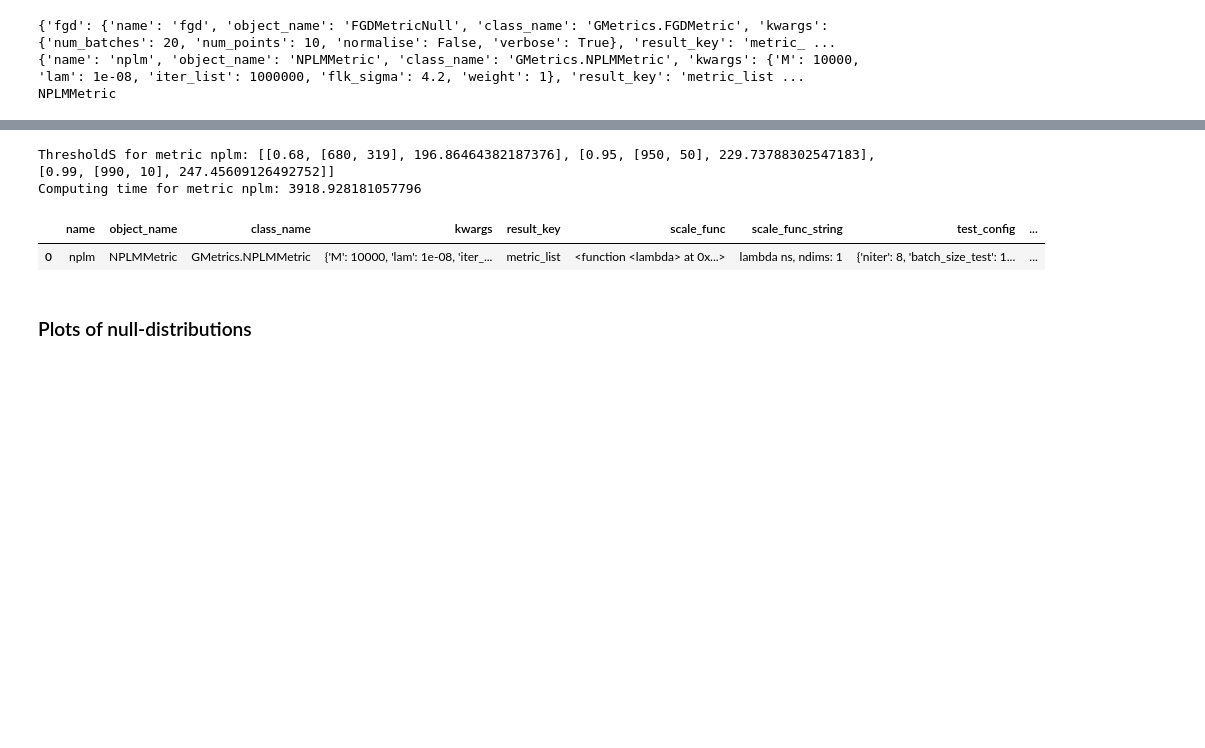
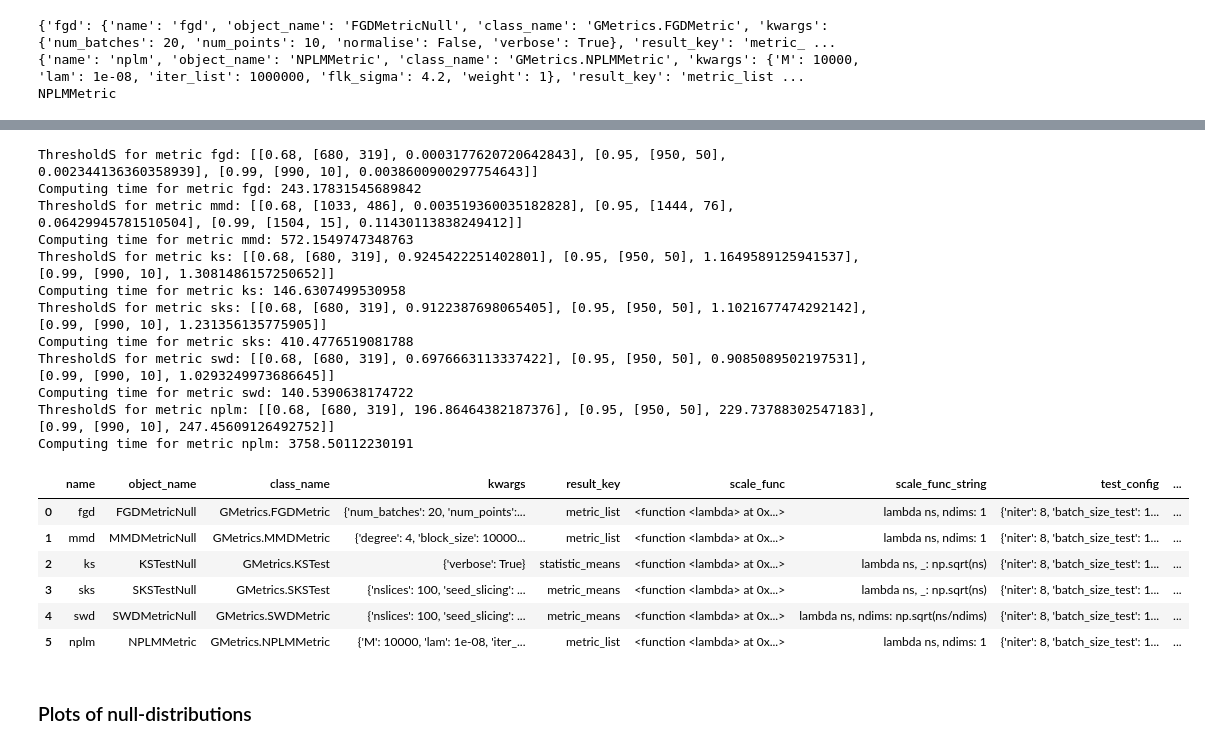
Before and after one commit to TwoSampleTests/GENoVA, a Jupyter notebook: notebooks/jet_features_10K_scaled.ipynb, the cells around one changed output, grey strips where cells are left out. Cells and saved outputs as stored; diff of their text form; code cells hidden in the pictures; blank space fills up the shorter version.

Commit message:
added null null_hypotheses for each metric

```diff
--- a/notebooks/jet_features_10K_scaled.ipynb
+++ b/notebooks/jet_features_10K_scaled.ipynb
@@ -366,7 +366,7 @@ metrics_config = {unique_key: {"fgd": {"name": "fgd",
                                        "scale_func_string": "lambda ns, ndims: 1",
                                        "test_config": test_config_null,
                                        "max_vectorize": 3200, # optimized for 5D
-                                       "latex": "$t_{\mathrm{FGD}}$",
+                                       "latex": "t_{\mathrm{FGD}}",
                                        "null_file": os.path.join(null_hypotheses_dir,"FGD.json")},
                                "mmd": {"name": "mmd",
                                        "object_name": "MMDMetricNull" ,
@@ -380,7 +380,7 @@ metrics_config = {unique_key: {"fgd": {"name": "fgd",
                                        "scale_func_string": "lambda ns, ndims: 1",
                                        "test_config": test_config_null,
                                        "max_vectorize": 8, # optimized for 5D
-                                       "latex": "$t_{\mathrm{MMD}}$",
+                                       "latex": "t_{\mathrm{MMD}}",
                                        "null_file": os.path.join(null_hypotheses_dir,"MMD.json")},
                                "ks":  {"name": "ks",
                                        "object_name": "KSTestNull",
@@ -391,7 +391,7 @@ metrics_config = {unique_key: {"fgd": {"name": "fgd",
                                        "scale_func_string": "lambda ns, _: np.sqrt(ns)",
                                        "test_config": test_config_null,
                                        "max_vectorize": 3200,
-                                       "latex": "$t_{\overline{\mathrm{KS}}}$",
+                                       "latex": "t_{\overline{\mathrm{KS}}}",
                                        "null_file": os.path.join(null_hypotheses_dir,"KS.json")},
                                "sks": {"name": "sks",
                                        "object_name": "SKSTestNull",
@@ -404,7 +404,7 @@ metrics_config = {unique_key: {"fgd": {"name": "fgd",
                                        "scale_func_string": "lambda ns, _: np.sqrt(ns)",
                                        "test_config": test_config_null,
                                        "max_vectorize": 100,
-                                       "latex": "$t_{\mathrm{SKS}}$",
+                                       "latex": "t_{\mathrm{SKS}}",
                                        "null_file": os.path.join(null_hypotheses_dir,"SKS.json")},
                                "swd": {"name": "swd",
                                       "object_name": "SWDMetricNull",
@@ -417,7 +417,7 @@ metrics_config = {unique_key: {"fgd": {"name": "fgd",
                                        "scale_func_string": "lambda ns, ndims: np.sqrt(ns/ndims)",
                                        "test_config": test_config_null,
                                        "max_vectorize": 100,
-                                       "latex": "$t_{\mathrm{SW}}$",
+                                       "latex": "t_{\mathrm{SW}}",
                                        "null_file": os.path.join(null_hypotheses_dir,"SWD.json")},
                                 "NPLM": {"name": "nplm",
                                        "object_name": "NPLMMetric",
@@ -432,7 +432,7 @@ metrics_config = {unique_key: {"fgd": {"name": "fgd",
                                        "scale_func_string": "lambda ns, ndims: 1",
                                        "test_config": test_config_null,
                                        "max_vectorize": 1000, # optimized for 5D
-                                       "latex": "$t_{\mathrm{NPLM}}$",
+                                       "latex": "t_{\mathrm{NPLM}}",
                                        "null_file": null_hypotheses_dir+f"NPLM_M_{m_value}_lam_{lam_value}.json"}}}
 
 print(metrics_config[unique_key])
@@ -528,41 +484,56 @@ Loading nplm from results/jet_features/tests/10K_preprocessed/null_hypothesis_M_
 # %%
 cl_list = [0.68, 0.95, 0.99]
 null_times = []
 ndims = 4
 
+for metric in list(metrics_config[unique_key].values()):
+    name = metric["name"]
+    obj = eval(metric["object_name"])
+    result_key = metric["result_key"]
+    scale_func = metric["scale_func"]
 
-name = nplm_config["name"]
-obj = eval(nplm_config["object_name"])
-result_key = nplm_config["result_key"]
-scale_func = nplm_config["scale_func"]
+    nsamples = obj.Inputs.batch_size_test
+    ns = nsamples**2 /(2*nsamples)
+    dist_null  = np.array(obj.Results[0].result_value[result_key])
+    for i in range(1,len(obj.Results)):
+        dist_null = np.concatenate((dist_null, np.array(obj.Results[i].result_value[result_key])))
+    dist_null = dist_null * scale_func(ns, ndims)
 
-nsamples = obj.Inputs.batch_size_test
-ns = nsamples**2 /(2*nsamples)
-dist_null  = np.array(obj.Results[0].result_value[result_key])
-for i in range(1,len(obj.Results)):
-        dist_null = np.concatenate((dist_null, np.array(obj.Results[i].result_value[result_key])))
+    metric_thresholds = [[cl,
+                          [int(cl*len(dist_null)),
+                           int((1-cl)*len(dist_null))],
+                          np.sort(dist_null)[int(len(dist_null)*cl)]] for cl in cl_list]
 
-metric_thresholds = [[cl,
-                        [int(cl*len(dist_null)),
-                        int((1-cl)*len(dist_null))],
-                        np.sort(dist_null)[int(len(dist_null)*cl)]] for cl in cl_list]
+    print(f"ThresholdS for metric {metric['name']}: {metric_thresholds}")
+    null_time = obj.Results[0].__dict__['computing_time']
+    for i in range(1,len(obj.Results)):
+        null_time += obj.Results[i].__dict__['computing_time']
+    null_times.append([name, int(null_time)])
+    print(f"Computing time for metric {metric['name']}: {null_time}")
 
-print(f"ThresholdS for metric {nplm_config['name']}: {metric_thresholds}")
-
-null_time = obj.Results[0].__dict__['computing_time']
-for i in range(1,len(obj.Results)):
-        null_time += obj.Results[i].__dict__['computing_time']
-null_times.append([name, int(null_time)])
-print(f"Computing time for metric {nplm_config['name']}: {null_time}")
-
-nplm_config.update({"thresholds": metric_thresholds})
+    metric.update({"thresholds": metric_thresholds})
 
 GMetrics.utils.save_update_metrics_config(metrics_config = metrics_config, metrics_config_file = metrics_config_file) # type: ignore
 # %% [output]
+ThresholdS for metric fgd: [[0.68, [680, 319], 0.0003177620720642843], [0.95, [950, 50], 0.002344136360358939], [0.99, [990, 10], 0.0038600900297754643]]
+Computing time for metric fgd: 243.17831545689842
+ThresholdS for metric mmd: [[0.68, [1033, 486], 0.003519360035182828], [0.95, [1444, 76], 0.06429945781510504], [0.99, [1504, 15], 0.11430113838249412]]
+Computing time for metric mmd: 572.1549747348763
+ThresholdS for metric ks: [[0.68, [680, 319], 0.9245422251402801], [0.95, [950, 50], 1.1649589125941537], [0.99, [990, 10], 1.3081486157250652]]
+Computing time for metric ks: 146.6307499530958
+ThresholdS for metric sks: [[0.68, [680, 319], 0.9122387698065405], [0.95, [950, 50], 1.1021677474292142], [0.99, [990, 10], 1.231356135775905]]
+Computing time for metric sks: 410.4776519081788
+ThresholdS for metric swd: [[0.68, [680, 319], 0.6976663113337422], [0.95, [950, 50], 0.9085089502197531], [0.99, [990, 10], 1.0293249973686645]]
+Computing time for metric swd: 140.5390638174722
 ThresholdS for metric nplm: [[0.68, [680, 319], 196.86464382187376], [0.95, [950, 50], 229.73788302547183], [0.99, [990, 10], 247.45609126492752]]
-Computing time for metric nplm: 3918.928181057796
+Computing time for metric nplm: 3758.50112230191
 |  | name | object_name | class_name | kwargs | result_key | scale_func | scale_func_string | test_config | ... |
-| 0 | nplm | NPLMMetric | GMetrics.NPLMMetric | {'M': 10000, 'lam': 1e-08, 'iter_... | metric_list | <function <lambda> at 0x...> | lambda ns, ndims: 1 | {'niter': 8, 'batch_size_test': 1... | ... |
+| 0 | fgd | FGDMetricNull | GMetrics.FGDMetric | {'num_batches': 20, 'num_points':... | metric_list | <function <lambda> at 0x...> | lambda ns, ndims: 1 | {'niter': 8, 'batch_size_test': 1... | ... |
+| 1 | mmd | MMDMetricNull | GMetrics.MMDMetric | {'degree': 4, 'block_size': 10000... | metric_list | <function <lambda> at 0x...> | lambda ns, ndims: 1 | {'niter': 8, 'batch_size_test': 1... | ... |
+| 2 | ks | KSTestNull | GMetrics.KSTest | {'verbose': True} | statistic_means | <function <lambda> at 0x...> | lambda ns, _: np.sqrt(ns) | {'niter': 8, 'batch_size_test': 1... | ... |
+| 3 | sks | SKSTestNull | GMetrics.SKSTest | {'nslices': 100, 'seed_slicing': ... | metric_means | <function <lambda> at 0x...> | lambda ns, _: np.sqrt(ns) | {'niter': 8, 'batch_size_test': 1... | ... |
+| 4 | swd | SWDMetricNull | GMetrics.SWDMetric | {'nslices': 100, 'seed_slicing': ... | metric_means | <function <lambda> at 0x...> | lambda ns, ndims: np.sqrt(ns/ndims) | {'niter': 8, 'batch_size_test': 1... | ... |
+| 5 | nplm | NPLMMetric | GMetrics.NPLMMetric | {'M': 10000, 'lam': 1e-08, 'iter_... | metric_list | <function <lambda> at 0x...> | lambda ns, ndims: 1 | {'niter': 8, 'batch_size_test': 1... | ... |
 # %% [markdown]
 ### Plots of null-distributions
 # %%
```
Also changed, not shown: parts of 4 cells of this notebook, 20 other files.
